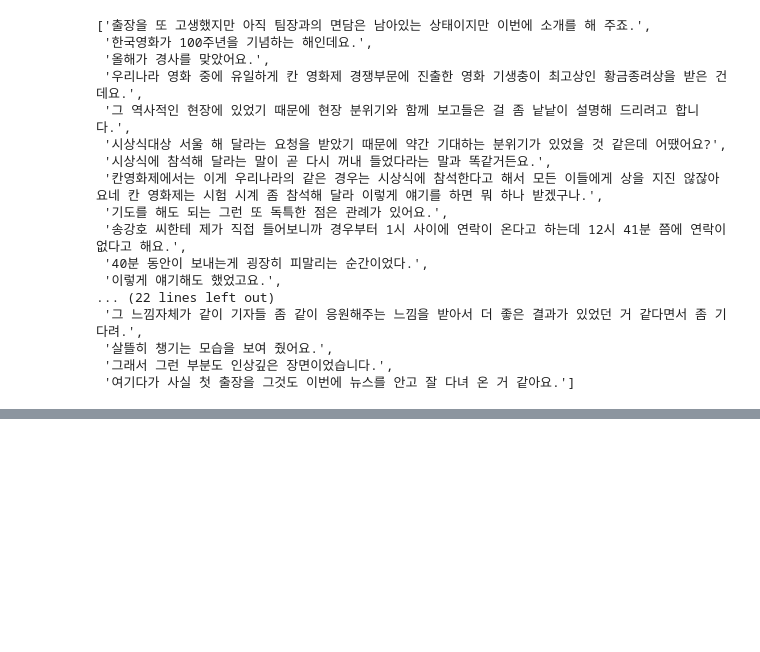
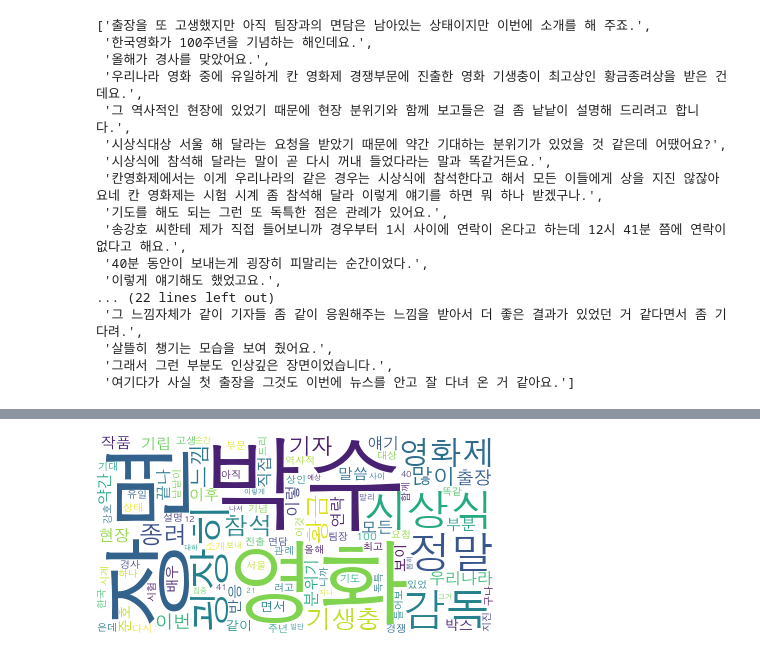
Before and after one commit to sungalex/VoiceMagic, a Jupyter notebook: modules_function_test.ipynb, the cells around one changed output, grey strips where cells are left out. Cells and saved outputs as stored; diff of their text form; code cells hidden in the pictures; blank space fills up the shorter version.

Commit message:
tf-idf, query, wordcloud 테스트
Signed-off-by: sungalex <cloudallera@gmail.com>

```diff
--- a/modules_function_test.ipynb
+++ b/modules_function_test.ipynb
@@ -211,0 +481,8 @@ with open(csv_file, 'w', encoding='utf-8', newline='') as f:
+# %%
+corpus = ""
+for transcripts in transcripts_arr:
+    for transcript in transcripts:
+        corpus += transcript + " "
+
+tagged = Kkma().pos(corpus)
+tagged
@@ -211,0 +507,7 @@ with open(csv_file, 'w', encoding='utf-8', newline='') as f:
+# %%
+result = [_[0] for _ in tagged if len(_[0]) > 1 and not \
+          (_[1].startswith("J") or \
+           _[0].startswith(("ㄴ", "ㄹ", "이제", "나오", "때문", "어서", "그런", "그렇", "사실", "경우", "는데", "어도", "동안", "어떤", "근데", "그러")) or \
+           _[0].endswith(("요", "다", "만")))
+         ]    # J* : 조사,  "ㄴ~"으로 시작하는 종결어미 등 제외
+len(result)
@@ -211,0 +516,3 @@ with open(csv_file, 'w', encoding='utf-8', newline='') as f:
+# %%
+textObj = Text(result)
+textObj.vocab().most_common(50)
@@ -211,0 +537,9 @@ with open(csv_file, 'w', encoding='utf-8', newline='') as f:
+# %%
+termList = textObj.vocab()
+
+path = "/Libaray/Fonts/AppleGothic.ttf"
+wc = WordCloud(font_path=path, max_words=100, background_color="white")
+wc.generate_from_frequencies(termList)
+wc.to_image()
+# %% [output]
+[figure, added]
```
Also changed, not shown: parts of 35 cells of this notebook, 4 other files.
